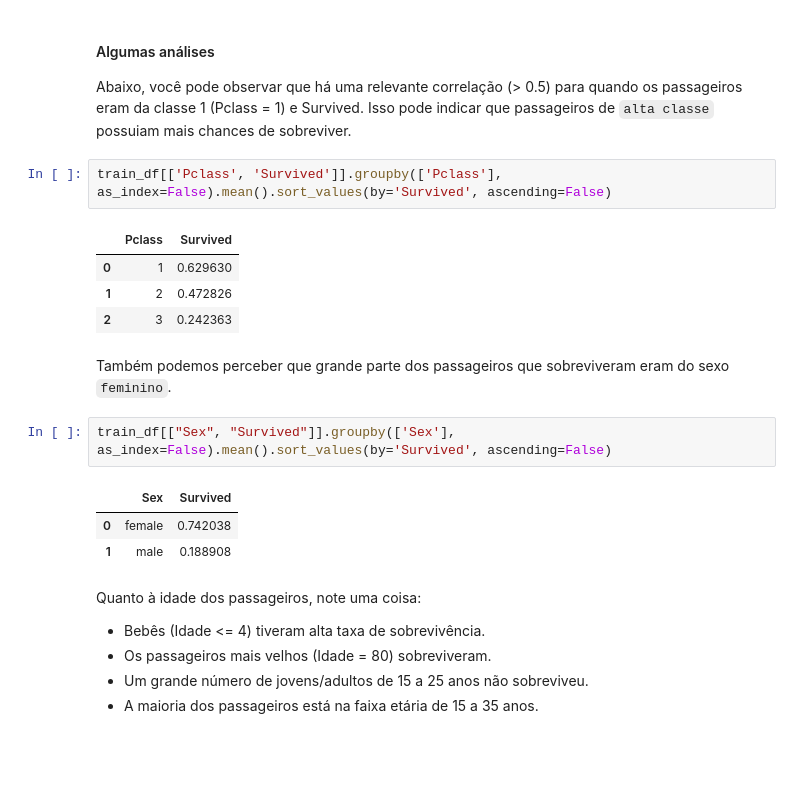
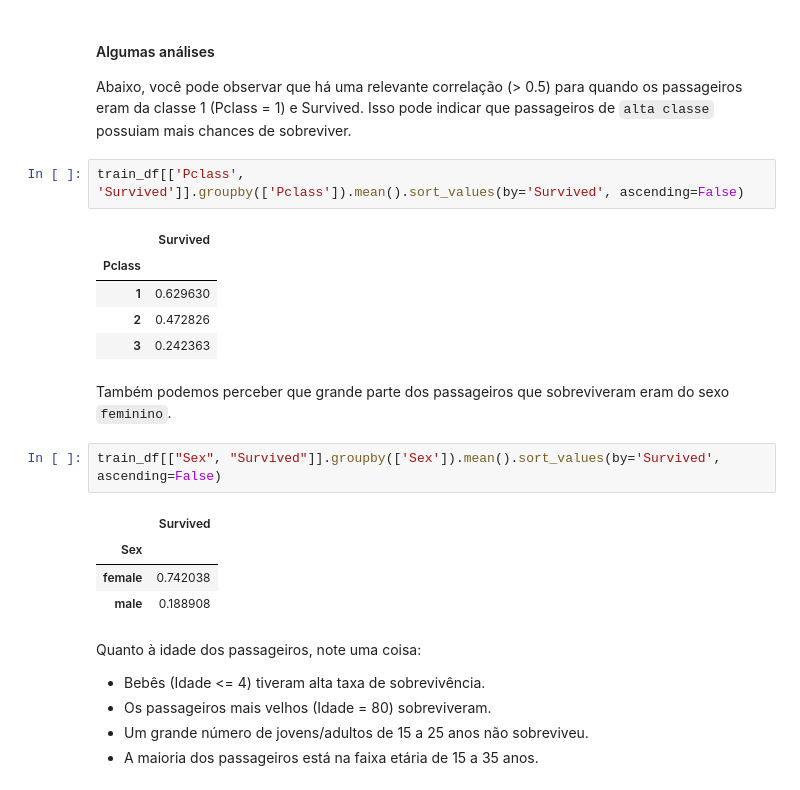
Before and after one commit to xValentim/simple-classification-25-1, a Jupyter notebook: simple_classification_25_1.ipynb, the cells around one changed output. Drawn from its saved outputs; the diff is of its cells as text; blank space fills up the shorter version.

```diff
--- a/simple_classification_25_1.ipynb
+++ b/simple_classification_25_1.ipynb
@@ -281,20 +281,22 @@ Index(['Pclass', 'Sex', 'Age', 'SibSp', 'Parch', 'Fare', 'Embarked',
 
 Abaixo, você pode observar que há uma relevante correlação (> 0.5) para quando os passageiros eram da classe 1 (Pclass = 1) e Survived. Isso pode indicar que passageiros de `alta classe` possuiam mais chances de sobreviver.
 # %%
-train_df[['Pclass', 'Survived']].groupby(['Pclass'], as_index=False).mean().sort_values(by='Survived', ascending=False)
+train_df[['Pclass', 'Survived']].groupby(['Pclass']).mean().sort_values(by='Survived', ascending=False)
 # %% [output]
-|  | Pclass | Survived |
-| 0 | 1 | 0.629630 |
-| 1 | 2 | 0.472826 |
-| 2 | 3 | 0.242363 |
+|  | Survived |
+| Pclass |  |
+| 1 | 0.629630 |
+| 2 | 0.472826 |
+| 3 | 0.242363 |
 # %% [markdown]
 Também podemos perceber que grande parte dos passageiros que sobreviveram eram do sexo `feminino`.
 # %%
-train_df[["Sex", "Survived"]].groupby(['Sex'], as_index=False).mean().sort_values(by='Survived', ascending=False)
+train_df[["Sex", "Survived"]].groupby(['Sex']).mean().sort_values(by='Survived', ascending=False)
 # %% [output]
-|  | Sex | Survived |
-| 0 | female | 0.742038 |
-| 1 | male | 0.188908 |
+|  | Survived |
+| Sex |  |
+| female | 0.742038 |
+| male | 0.188908 |
 # %% [markdown]
 Quanto à idade dos passageiros, note uma coisa:
 
```
Also changed, not shown: parts of 4 cells of this notebook, 2 other files.
